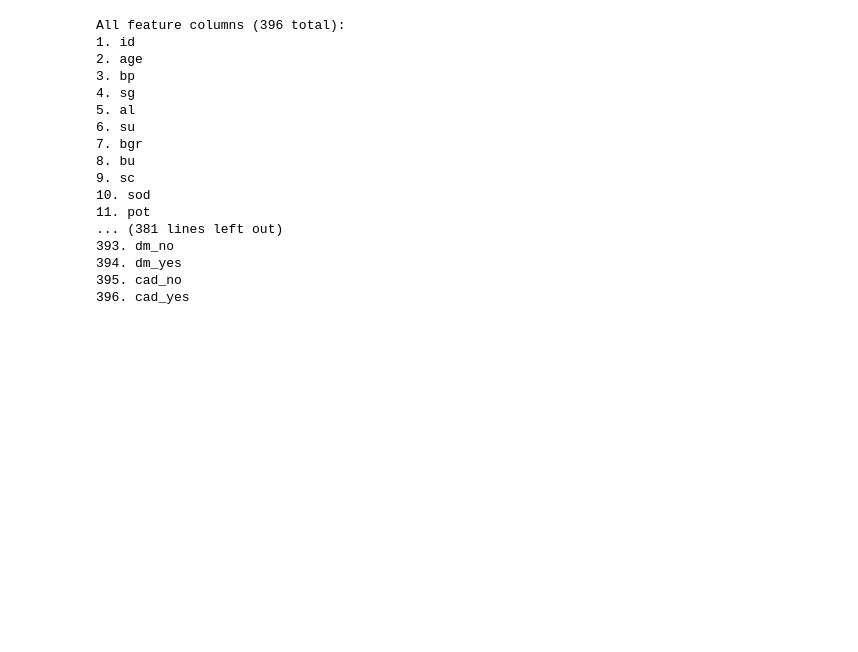
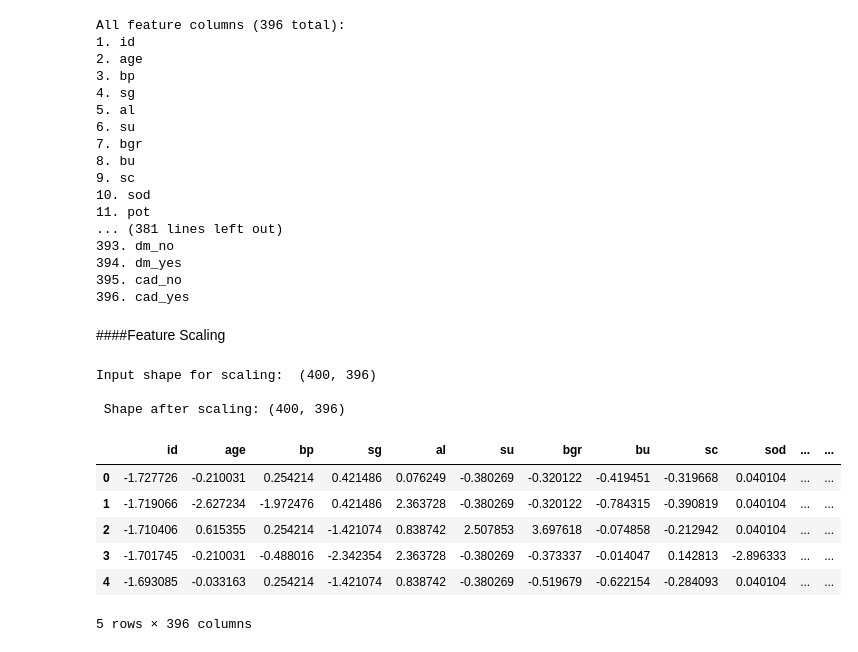
Before and after one commit to RansiluRanasinghe/ML-CW-Group-07-Kidney-Disease-Prediction, a Jupyter notebook: NoteBook/ML_CW_Group_07_Kidney_Disease_Prediction.ipynb, the cells around one changed output. Cells and saved outputs as stored; diff of their text form; code cells hidden in the pictures; blank space fills up the shorter version.

Commit message:
Scaled the features using the standerd scaler

```diff
--- a/NoteBook/ML_CW_Group_07_Kidney_Disease_Prediction.ipynb
+++ b/NoteBook/ML_CW_Group_07_Kidney_Disease_Prediction.ipynb
@@ -463,3 +463,29 @@ All feature columns (396 total):
 394. dm_yes
 395. cad_no
 396. cad_yes
+# %% [markdown]
+####Feature Scaling
+# %%
+from sklearn.preprocessing import StandardScaler
+
+print("Input shape for scaling: ", X_encoded.shape)
+
+scaler = StandardScaler()
+
+X_scaled_array = scaler.fit_transform(X_encoded)
+X_scaled = pd.DataFrame(X_scaled_array, columns=X_encoded.columns)
+
+print("\n Shape after scaling:", X_scaled.shape, "\n")
+
+display(X_scaled.head(5))
+# %% [output]
+Input shape for scaling:  (400, 396)
+
+ Shape after scaling: (400, 396)
+|  | id | age | bp | sg | al | su | bgr | bu | sc | sod | ... | ... |
+| 0 | -1.727726 | -0.210031 | 0.254214 | 0.421486 | 0.076249 | -0.380269 | -0.320122 | -0.419451 | -0.319668 | 0.040104 | ... | ... |
+| 1 | -1.719066 | -2.627234 | -1.972476 | 0.421486 | 2.363728 | -0.380269 | -0.320122 | -0.784315 | -0.390819 | 0.040104 | ... | ... |
+| 2 | -1.710406 | 0.615355 | 0.254214 | -1.421074 | 0.838742 | 2.507853 | 3.697618 | -0.074858 | -0.212942 | 0.040104 | ... | ... |
+| 3 | -1.701745 | -0.210031 | -0.488016 | -2.342354 | 2.363728 | -0.380269 | -0.373337 | -0.014047 | 0.142813 | -2.896333 | ... | ... |
+| 4 | -1.693085 | -0.033163 | 0.254214 | -1.421074 | 0.838742 | -0.380269 | -0.519679 | -0.622154 | -0.284093 | 0.040104 | ... | ... |
+5 rows × 396 columns
```
